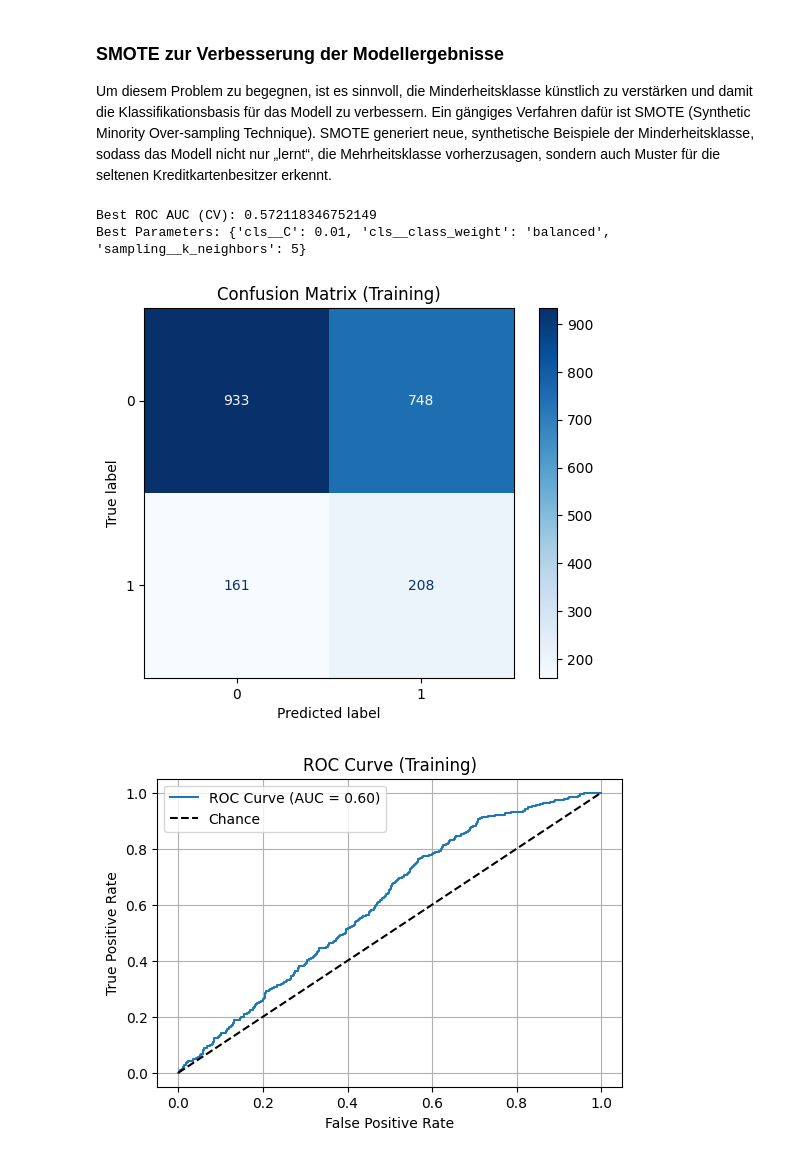
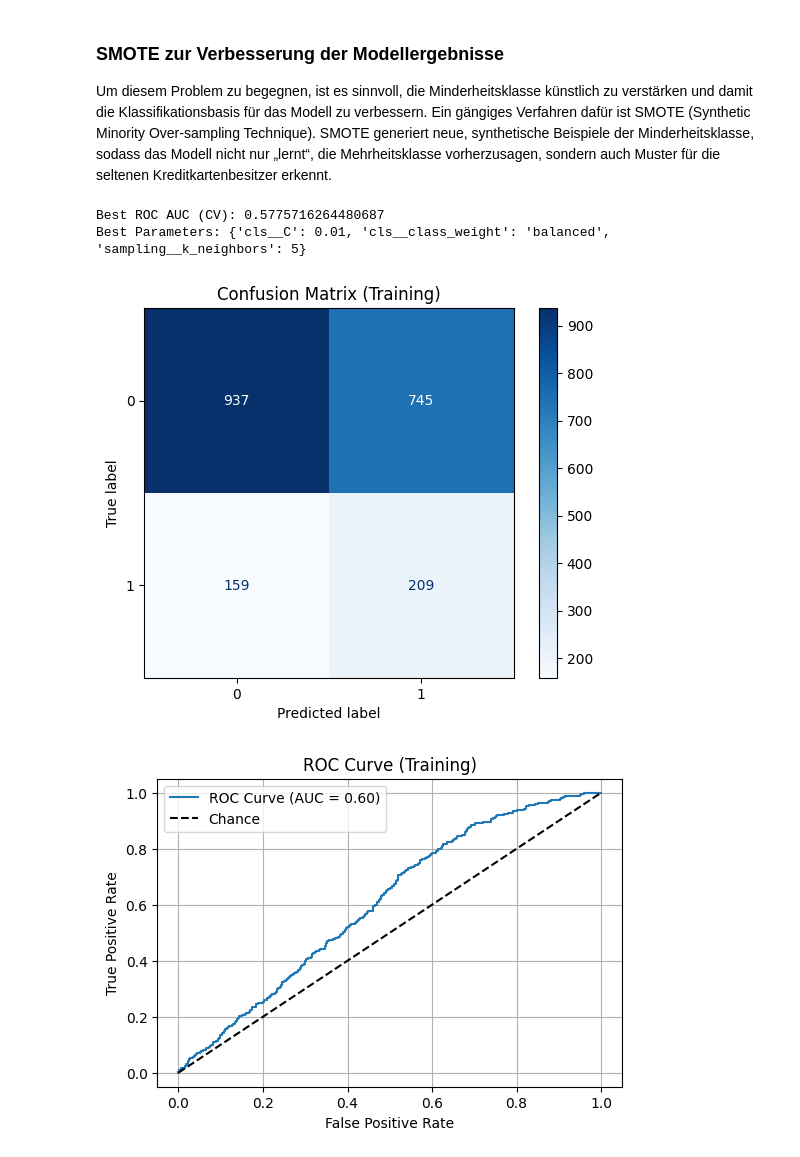
Before and after one commit to Steff72/aml_challenge, a Jupyter notebook: aml_challenge.ipynb, the cells around one changed output. Cells and saved outputs as stored; diff of their text form; code cells hidden in the pictures.

```diff
--- a/aml_challenge.ipynb
+++ b/aml_challenge.ipynb
@@ -2207,6 +2237,8 @@ from sklearn.compose import ColumnTransformer
 from sklearn.preprocessing import StandardScaler, OneHotEncoder
 from sklearn.linear_model import LogisticRegression
 from sklearn.model_selection import TimeSeriesSplit, GridSearchCV
+
+rng = np.random.RandomState(42)
 
 # --- Feature-Auswahl ---
 features = ['alter_1999', 'gender', 'region', 'balance_mean_avg', 'amount_sum_total']
@@ -2227,7 +2259,7 @@ preprocessor = ColumnTransformer([
 # --- Pipeline ---
 pipe = Pipeline([
     ('preprocess', preprocessor),
-    ('clf', LogisticRegression(max_iter=1000, random_state=42, solver='lbfgs'))
+    ('clf', LogisticRegression(max_iter=1000, random_state=rng))
 ])
 
 # --- GridSearchCV mit TimeSeriesSplit ---
@@ -2237,15 +2269,15 @@ param_grid = {
     'clf__C': [0.01, 0.05, 0.1]
 }
 
-grid = GridSearchCV(
+baseline = GridSearchCV(
     pipe,
     param_grid=param_grid,
     cv=tscv,
     scoring='roc_auc',
     n_jobs=-1
 )
-grid.fit(X_train, y_train)
+baseline.fit(X_train, y_train)
 
-print("Best ROC AUC (CV):", grid.best_score_)
-print("Best Parameters:", grid.best_params_)
+print("Best ROC AUC (CV):", baseline.best_score_)
+print("Best Parameters:", baseline.best_params_)
 # %% [output]
@@ -2314,14 +2346,12 @@ Um diesem Problem zu begegnen, ist es sinnvoll, die Minderheitsklasse künstlich
 # %%
 from imblearn.pipeline import Pipeline as ImbPipeline
 from imblearn.over_sampling import SMOTE
-
-rng = np.random.RandomState(42)
 
 # --- Imbalanced Pipeline ---
 pipeline = ImbPipeline([
     ('preprocess', preprocessor),
     ('sampling', SMOTE(random_state=rng)),
-    ('cls', LogisticRegression(random_state=rng, max_iter=1000, solver='lbfgs'))
+    ('cls', LogisticRegression(random_state=rng, max_iter=1000))
 ])
 
 param_grid = {
@@ -2330,7 +2360,7 @@ param_grid = {
     "sampling__k_neighbors": [5, 7, 9],
 }
 
-grid = GridSearchCV(
+logreg_imbal = GridSearchCV(
     pipeline,
     param_grid=[param_grid],
     cv=tscv,
@@ -2338,18 +2368,18 @@ grid = GridSearchCV(
     n_jobs=-1,
 )
 
-grid.fit(X_train, y_train)
+logreg_imbal.fit(X_train, y_train)
 
-print("Best ROC AUC (CV):", grid.best_score_)
-print("Best Parameters:", grid.best_params_)
+print("Best ROC AUC (CV):", logreg_imbal.best_score_)
+print("Best Parameters:", logreg_imbal.best_params_)
 # %% [output]
-Best ROC AUC (CV): 0.572118346752149
+Best ROC AUC (CV): 0.5775716264480687
 Best Parameters: {'cls__C': 0.01, 'cls__class_weight': 'balanced', 'sampling__k_neighbors': 5}
 # %%
-plot_confusion_and_roc(grid, X_train, y_train, title_suffix="Training")
+plot_confusion_and_roc(logreg_imbal, X_train, y_train, title_suffix="Training")
 # %% [output]
 [figure]
-[figure, old version]
+[figure, new version]
 # %% [markdown]
 Die Ergebnisse nach Anwendung von SMOTE zeigen, dass sich das Verhalten des Modells im Vergleich zur ursprünglichen Baseline verändert hat:
 
```
Also changed, not shown: parts of 15 cells of this notebook.
